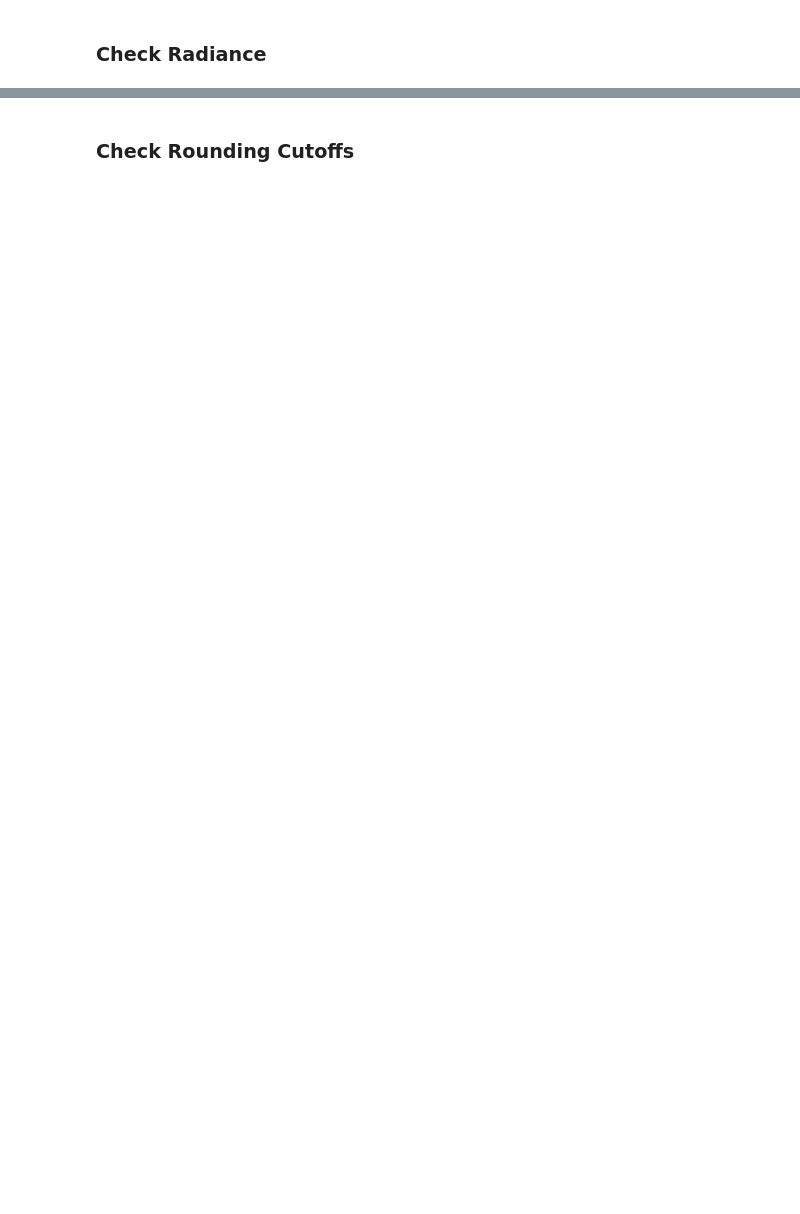
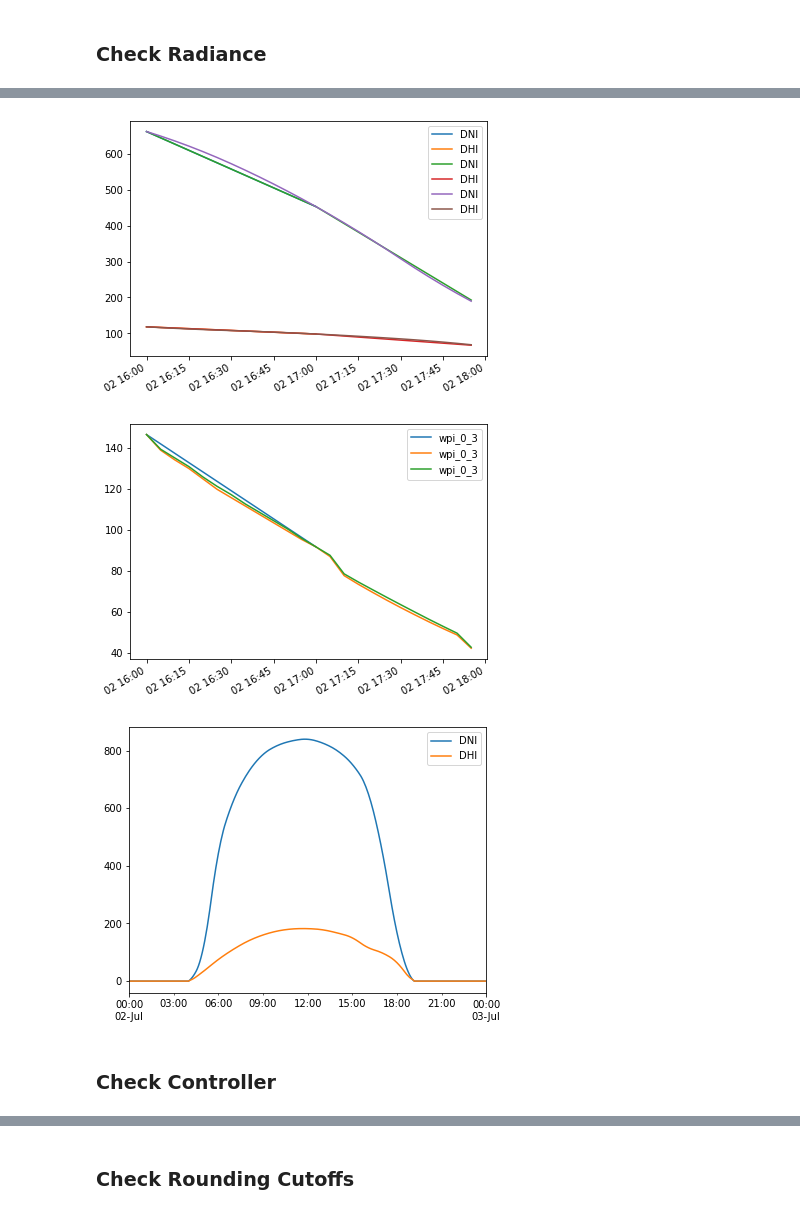
Before and after one commit to LBNL-ETA/AFC, a Jupyter notebook: dev/Development-Controller.ipynb, the cells around one changed output, grey strips where cells are left out. Saved outputs shown, nothing was run; the diff lists cells and outputs as text; code cells hidden in the pictures; blank space fills up the shorter version.

```diff
--- a/dev/Development-Controller.ipynb
+++ b/dev/Development-Controller.ipynb
@@ -1149,2 +1177,20 @@ from afc.utility.plotting import plot_standard1
+# %%
+# path to test weather
+weather_path = os.path.join(root, 'resources', 'weather', 'USA_CA_San.Francisco.Intl.AP.724940_TMY3.csv')
+
+# window wall ratio
+wwr = 0.6 # [0.4, 0.6]
+
+# coontrol mode
+mode = 'ec' # ['shade', 'dshade', blinds', 'ec']
+
+# facade type
+facade_type = 'ec' # ['shade', 'blinds', 'ec']
+
+# location for workpane illuminance sensing
+wpi_loc = '23back'
+
+# get radiance configuration
+filestruct, config_path = get_config(mode, wwr, root=os.path.join(root, '..', 'afc', 'resources', 'radiance'))
 # %% [markdown]
 ### Check Radiance
@@ -1179,0 +1197,36 @@ plt.show()
+# %%
+# initialize forecaster
+forecaster = Forecast(config_path, facade_type=facade_type,
+                      regenerate=False, filestruct=filestruct,
+                      wpi_plot=False, wpi_loc=wpi_loc)
+
+
+weather, info = read_tmy3(weather_path)
+st = weather.index[int(len(weather.index)/2)].date() # select day in summer
+hs = 16
+he = 18
+
+wf = weather.loc[st:st+pd.DateOffset(hours=24),]
+data = forecaster.compute2(wf[['DNI','DHI']].copy())
+axw = wf[['DNI','DHI']].iloc[hs*1:he*1].plot(ax=None)
+#ax = data[['wpi_0_{}'.format(z) for z in range(4)]].iloc[16*1:18*1].plot(ax=None)
+axr = data[['wpi_0_3']].iloc[hs*1:he*1].plot(ax=None)
+
+weather1 = weather.copy().resample('5T').interpolate()
+wf = weather1.loc[st:st+pd.DateOffset(hours=24),]
+axw = wf[['DNI','DHI']].iloc[hs*12:he*12].plot(ax=axw)
+data = forecaster.compute2(wf[['DNI','DHI']].copy())
+#ax = data[['wpi_0_{}'.format(z) for z in range(4)]].iloc[16*12:18*12].plot(ax=ax)
+axr = data[['wpi_0_3']].iloc[hs*12:he*12].plot(ax=axr)
+
+weather2 = weather.copy().resample('5T').interpolate('quadratic')
+wf = weather2.loc[st:st+pd.DateOffset(hours=24),]
+wf.loc[wf[['DNI','DHI']].sum(axis=1) < 5] = 0
+axw = wf[['DNI','DHI']].iloc[hs*12:he*12].plot(ax=axw)
+data = forecaster.compute2(wf[['DNI','DHI']].copy())
+#ax = data[['wpi_0_{}'.format(z) for z in range(4)]].iloc[16*12:18*12].plot(ax=ax)
+axr = data[['wpi_0_3']].iloc[hs*12:he*12].plot(ax=axr)
+
+wf[['DNI','DHI']].plot()
+plt.show()
+# %% [output]
@@ -1180 +1248,6 @@ plt.show()
+[figure, added]
+[figure, added]
+[figure, added]
+# %% [markdown]
+### Check Controller
 # %%
```
Also changed, not shown: parts of 23 cells of this notebook, 2 other files.
